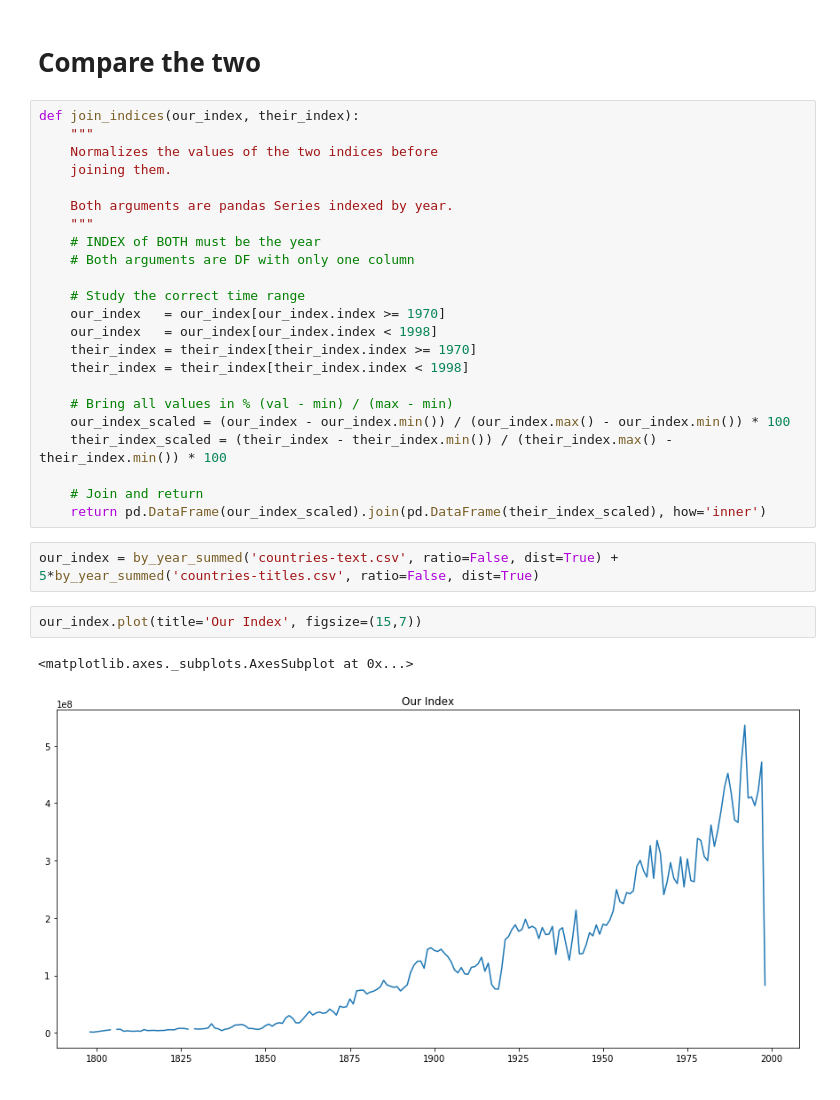
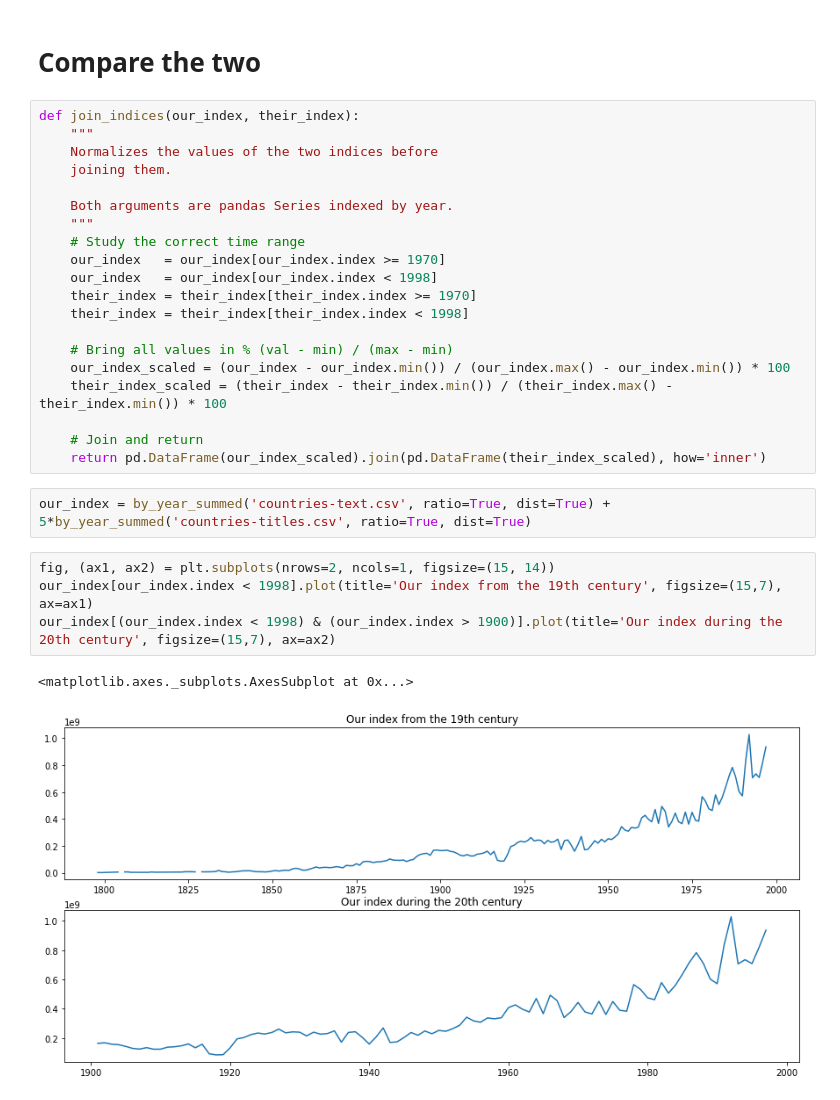
Before and after one commit to Amaumaury/shs-project, a Jupyter notebook: index_from_counts/IndexFromCSV.ipynb, the cells around one changed output. Cells and saved outputs as stored; diff of their text form.

```diff
--- a/index_from_counts/IndexFromCSV.ipynb
+++ b/index_from_counts/IndexFromCSV.ipynb
@@ -172,9 +173,6 @@ def join_indices(our_index, their_index):
 
     Both arguments are pandas Series indexed by year.
     """
-    # INDEX of BOTH must be the year
-    # Both arguments are DF with only one column
-
     # Study the correct time range
     our_index   = our_index[our_index.index >= 1970]
     our_index   = our_index[our_index.index < 1998]
@@ -188,12 +186,14 @@ def join_indices(our_index, their_index):
     # Join and return
     return pd.DataFrame(our_index_scaled).join(pd.DataFrame(their_index_scaled), how='inner')
 # %%
-our_index = by_year_summed('countries-text.csv', ratio=False, dist=True) + 5*by_year_summed('countries-titles.csv', ratio=False, dist=True)
+our_index = by_year_summed('countries-text.csv', ratio=True, dist=True) + 5*by_year_summed('countries-titles.csv', ratio=True, dist=True)
-# %%
-our_index.plot(title='Our Index', figsize=(15,7))
-# %% [output]
-<matplotlib.axes._subplots.AxesSubplot at 0x...>
-[figure, removed]
+# %%
+fig, (ax1, ax2) = plt.subplots(nrows=2, ncols=1, figsize=(15, 14))
+our_index[our_index.index < 1998].plot(title='Our index from the 19th century', figsize=(15,7), ax=ax1)
+our_index[(our_index.index < 1998) & (our_index.index > 1900)].plot(title='Our index during the 20th century', figsize=(15,7), ax=ax2)
+# %% [output]
+<matplotlib.axes._subplots.AxesSubplot at 0x...>
+[figure, added]
 # %%
 fig, (ax1, ax2) = plt.subplots(nrows=1, ncols=2, figsize=(15, 5))
 idx1 = join_indices(our_index, swiss_kof['KOFGI'])
```
Also changed, not shown: parts of 3 cells of this notebook.
